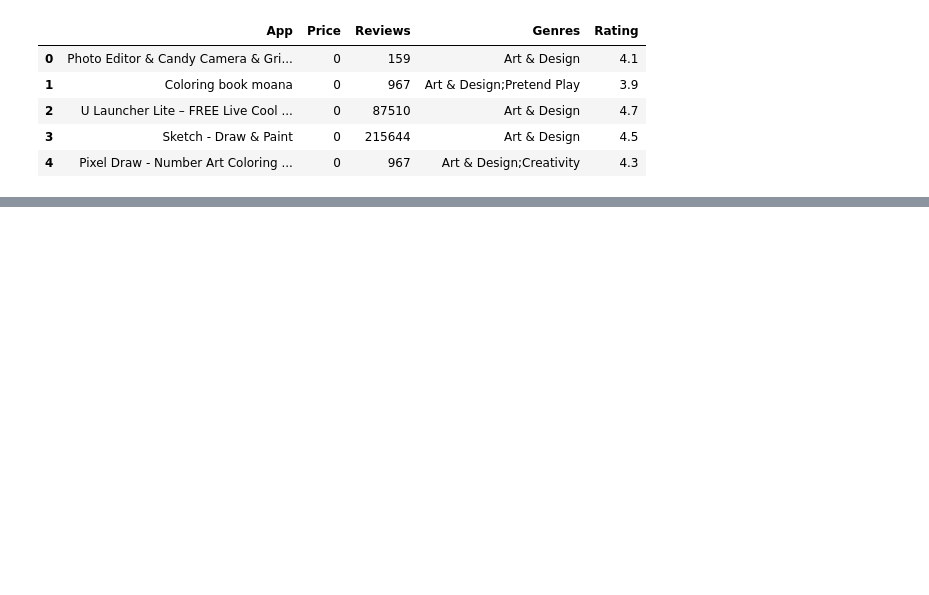
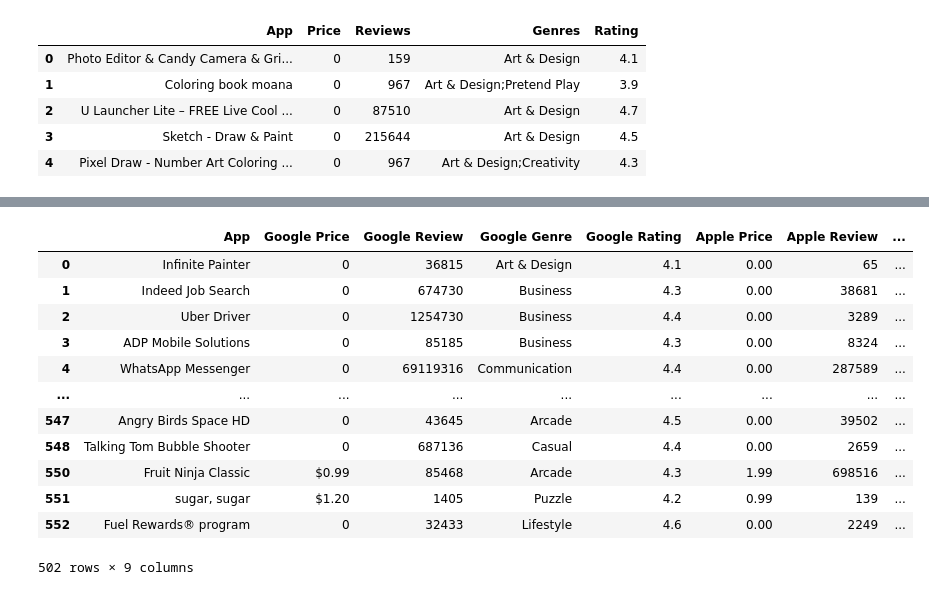
Before and after one commit to arcebri1/ETL-Project, a Jupyter notebook: Apple vs Google Play Apps.ipynb, the cells around one changed output, grey strips where cells are left out. Cells and saved outputs as stored; diff of their text form; code cells hidden in the pictures; blank space fills up the shorter version.

```diff
--- a/Apple vs Google Play Apps.ipynb
+++ b/Apple vs Google Play Apps.ipynb
@@ -59,0 +102,17 @@ new_google_df.head()
+# %%
+rating_google_df = new_df.loc[new_df["Google Rating"] > 4, :]
+rating_google_df
+# %% [output]
+|  | App | Google Price | Google Review | Google Genre | Google Rating | Apple Price | Apple Review | ... |
+| 0 | Infinite Painter | 0 | 36815 | Art & Design | 4.1 | 0.00 | 65 | ... |
+| 1 | Indeed Job Search | 0 | 674730 | Business | 4.3 | 0.00 | 38681 | ... |
+| 2 | Uber Driver | 0 | 1254730 | Business | 4.4 | 0.00 | 3289 | ... |
+| 3 | ADP Mobile Solutions | 0 | 85185 | Business | 4.3 | 0.00 | 8324 | ... |
+| 4 | WhatsApp Messenger | 0 | 69119316 | Communication | 4.4 | 0.00 | 287589 | ... |
+| ... | ... | ... | ... | ... | ... | ... | ... | ... |
+| 547 | Angry Birds Space HD | 0 | 43645 | Arcade | 4.5 | 0.00 | 39502 | ... |
+| 548 | Talking Tom Bubble Shooter | 0 | 687136 | Casual | 4.4 | 0.00 | 2659 | ... |
+| 550 | Fruit Ninja Classic | $0.99 | 85468 | Arcade | 4.3 | 1.99 | 698516 | ... |
+| 551 | sugar, sugar | $1.20 | 1405 | Puzzle | 4.2 | 0.99 | 139 | ... |
+| 552 | Fuel Rewards® program | 0 | 32433 | Lifestyle | 4.6 | 0.00 | 2249 | ... |
+502 rows × 9 columns
```
Also changed, not shown: parts of 6 cells of this notebook.
